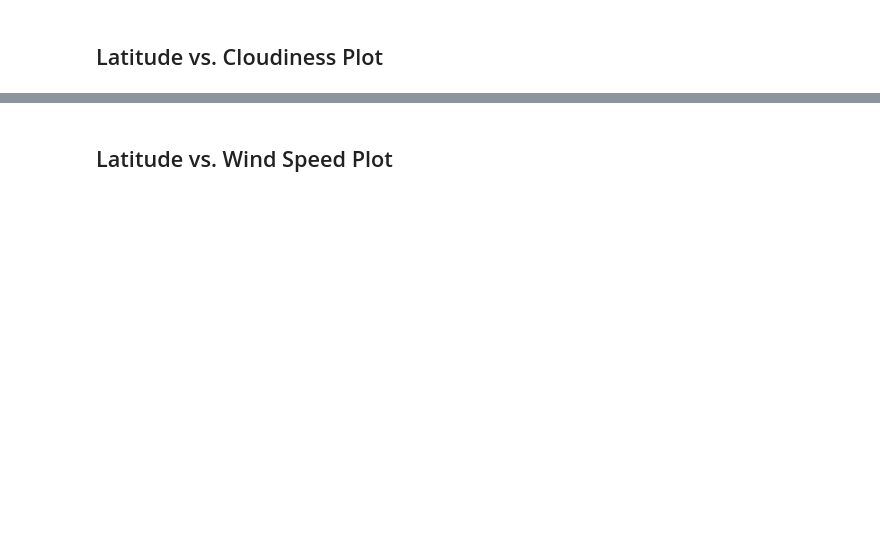
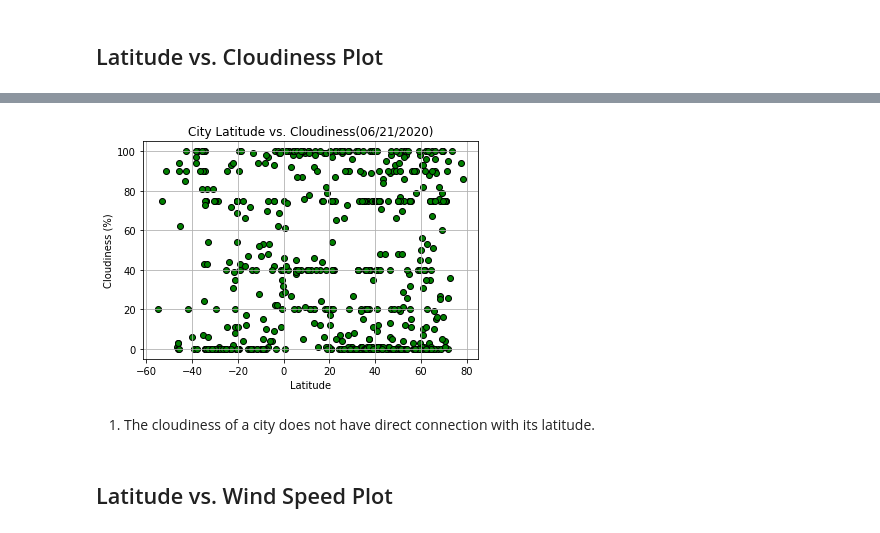
Before and after one commit to braden77/Python-API-Challenge, a Jupyter notebook: WeatherPy/WeatherPy.ipynb, the cells around one changed output, grey strips where cells are left out. Drawn from its saved outputs; the diff is of its cells as text; code cells hidden in the pictures; blank space fills up the shorter version.

```diff
--- a/WeatherPy/WeatherPy.ipynb
+++ b/WeatherPy/WeatherPy.ipynb
@@ -201,2 +199,14 @@ Int64Index([], dtype='int64')
+# %%
+plt.scatter(city_data["Lat"],city_data["Cloudiness"],facecolors="green", edgecolors="black")
+plt.xlabel('Latitude')
+plt.ylabel('Cloudiness (%)')
+plt.title('City Latitude vs. Cloudiness(06/21/2020)')
+plt.grid()
+plt.savefig("output_data/Latitude_Cloudiness.png")
+plt.show()
+# %% [output]
+[figure, added]
+# %% [markdown]
+1. The cloudiness of a city does not have direct connection with its latitude.
 # %% [markdown]
 ## Latitude vs. Wind Speed Plot
```
Also changed, not shown: parts of 47 cells of this notebook, 9 other files.
